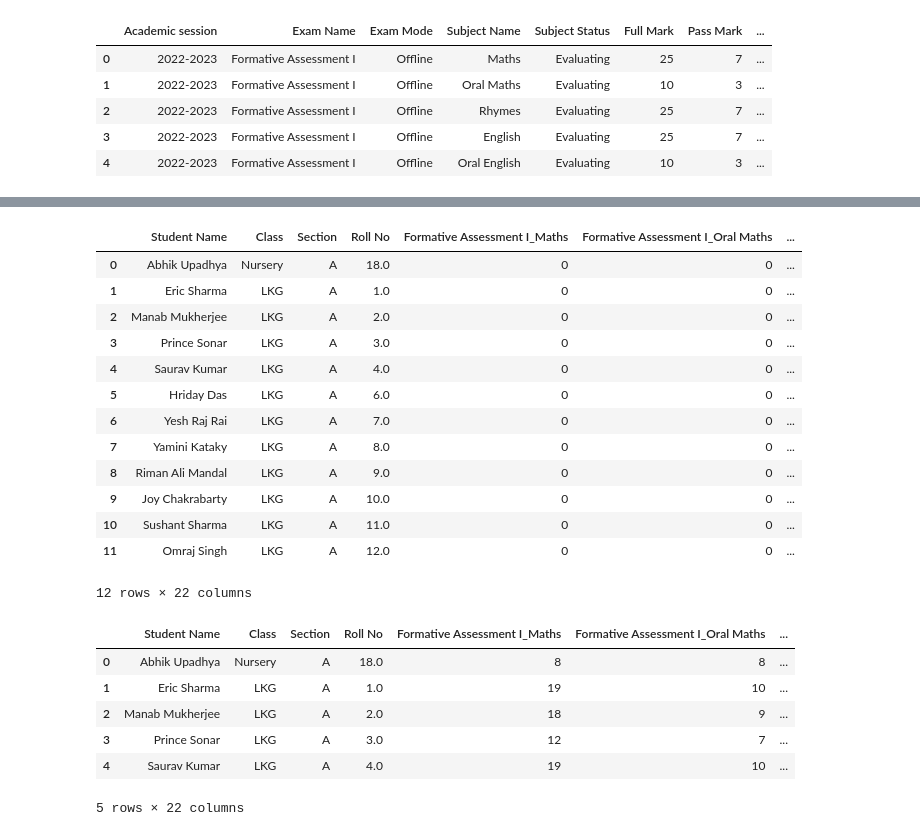
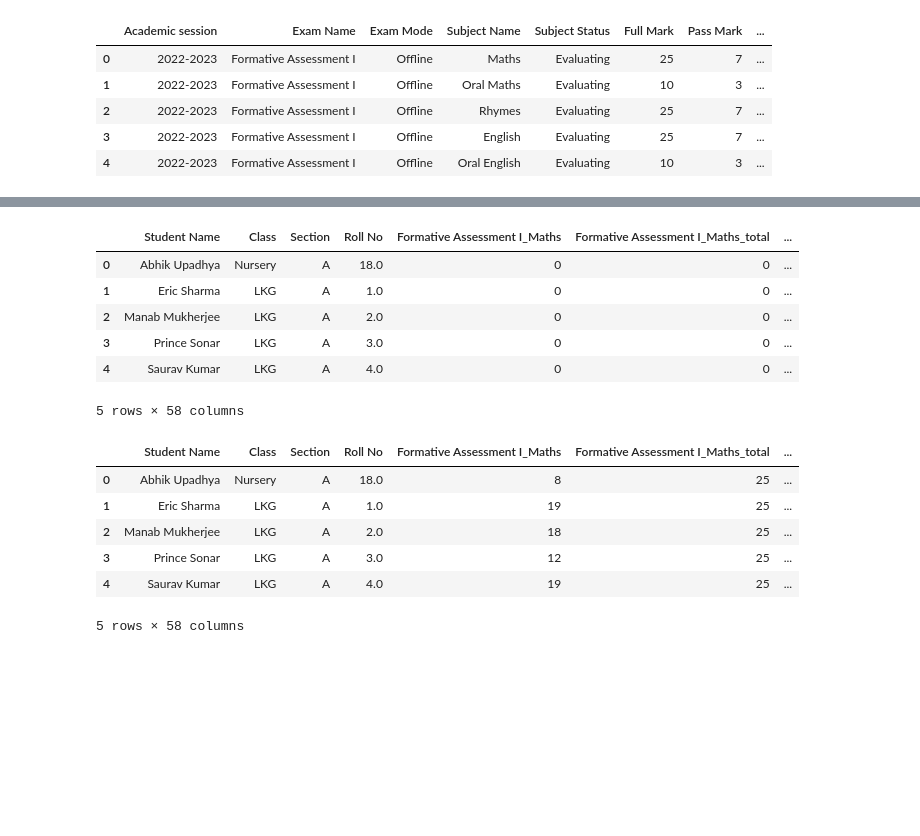
Before and after one commit to tek2991/Results, a Jupyter notebook: LKG/process.ipynb, the cells around one changed output, grey strips where cells are left out. Saved outputs shown, nothing was run; the diff lists cells and outputs as text; code cells hidden in the pictures; blank space fills up the shorter version.

```diff
--- a/LKG/process.ipynb
+++ b/LKG/process.ipynb
@@ -62,49 +55,52 @@ df_new
 # %%
 # Add columns for each exam and subject
 for exam in exams:
     for subject in subjects:
         df_new[exam + '_' + subject] = 0;
+        df_new[exam + '_' + subject + '_total'] = 0;
+        df_new[exam + '_' + subject + '_pass'] = 0;
 
 
-df_new
+df_new.head()
 # %% [output]
-|  | Student Name | Class | Section | Roll No | Formative Assessment I_Maths | Formative Assessment I_Oral Maths | ... |
+|  | Student Name | Class | Section | Roll No | Formative Assessment I_Maths | Formative Assessment I_Maths_total | ... |
 | 0 | Abhik Upadhya | Nursery | A | 18.0 | 0 | 0 | ... |
 | 1 | Eric Sharma | LKG | A | 1.0 | 0 | 0 | ... |
 | 2 | Manab Mukherjee | LKG | A | 2.0 | 0 | 0 | ... |
 | 3 | Prince Sonar | LKG | A | 3.0 | 0 | 0 | ... |
 | 4 | Saurav Kumar | LKG | A | 4.0 | 0 | 0 | ... |
-| 5 | Hriday Das | LKG | A | 6.0 | 0 | 0 | ... |
-| 6 | Yesh Raj Rai | LKG | A | 7.0 | 0 | 0 | ... |
-| 7 | Yamini Kataky | LKG | A | 8.0 | 0 | 0 | ... |
-| 8 | Riman Ali Mandal | LKG | A | 9.0 | 0 | 0 | ... |
-| 9 | Joy Chakrabarty | LKG | A | 10.0 | 0 | 0 | ... |
-| 10 | Sushant Sharma | LKG | A | 11.0 | 0 | 0 | ... |
-| 11 | Omraj Singh | LKG | A | 12.0 | 0 | 0 | ... |
-12 rows × 22 columns
+5 rows × 58 columns
 # %%
 # Add marks to the new dataframe
 for student in students:
     for exam in exams:
         for subject in subjects:
+            # full marks
+            full_mark = df.loc[(df['Exam Name'] == exam) & (df['Subject Name'] == subject), 'Full Mark'].iloc[0];
+            # pass marks
+            pass_mark = df.loc[(df['Exam Name'] == exam) & (df['Subject Name'] == subject), 'Pass Mark'].iloc[0];
             # Check if the row of the student esist in the dataframe
             if df.loc[(df['Student Name'] == student) & (df['Exam Name'] == exam) & (df['Subject Name'] == subject)].empty:
                 # If it doesn't exist, add 0 to the new dataframe
                 df_new.loc[df_new['Student Name'] == student, exam + '_' + subject] = 0;
+                df_new.loc[df_new['Student Name'] == student, exam + '_' + subject + '_total'] = full_mark;
+                df_new.loc[df_new['Student Name'] == student, exam + '_' + subject + '_pass'] = pass_mark;
             else:
                 # If it exists, get the row
                 row = df.loc[(df['Student Name'] == student) & (df['Exam Name'] == exam) & (df['Subject Name'] == subject)].iloc[0];
                 # Add the marks to the new dataframe
                 df_new.loc[df_new['Student Name'] == student, exam + '_' + subject] = row['Marks Secured'];
+                df_new.loc[df_new['Student Name'] == student, exam + '_' + subject + '_total'] = full_mark;
+                df_new.loc[df_new['Student Name'] == student, exam + '_' + subject + '_pass'] = pass_mark;
 df_new.head()
 # %% [output]
-|  | Student Name | Class | Section | Roll No | Formative Assessment I_Maths | Formative Assessment I_Oral Maths | ... |
-| 0 | Abhik Upadhya | Nursery | A | 18.0 | 8 | 8 | ... |
-| 1 | Eric Sharma | LKG | A | 1.0 | 19 | 10 | ... |
-| 2 | Manab Mukherjee | LKG | A | 2.0 | 18 | 9 | ... |
-| 3 | Prince Sonar | LKG | A | 3.0 | 12 | 7 | ... |
-| 4 | Saurav Kumar | LKG | A | 4.0 | 19 | 10 | ... |
+|  | Student Name | Class | Section | Roll No | Formative Assessment I_Maths | Formative Assessment I_Maths_total | ... |
+| 0 | Abhik Upadhya | Nursery | A | 18.0 | 8 | 25 | ... |
+| 1 | Eric Sharma | LKG | A | 1.0 | 19 | 25 | ... |
+| 2 | Manab Mukherjee | LKG | A | 2.0 | 18 | 25 | ... |
+| 3 | Prince Sonar | LKG | A | 3.0 | 12 | 25 | ... |
+| 4 | Saurav Kumar | LKG | A | 4.0 | 19 | 25 | ... |
-5 rows × 22 columns
+5 rows × 58 columns
 # %%
 # Add weightage column for each subject
 for subject in subjects:
```
Also changed, not shown: parts of 9 cells of this notebook, 7 other files.
